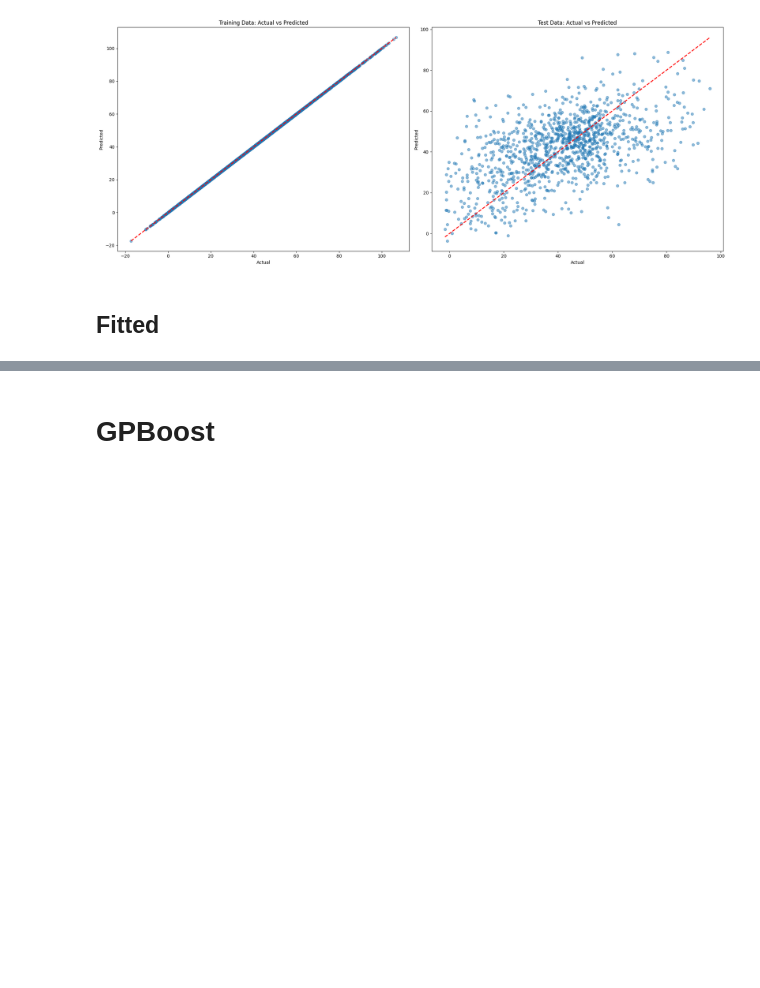
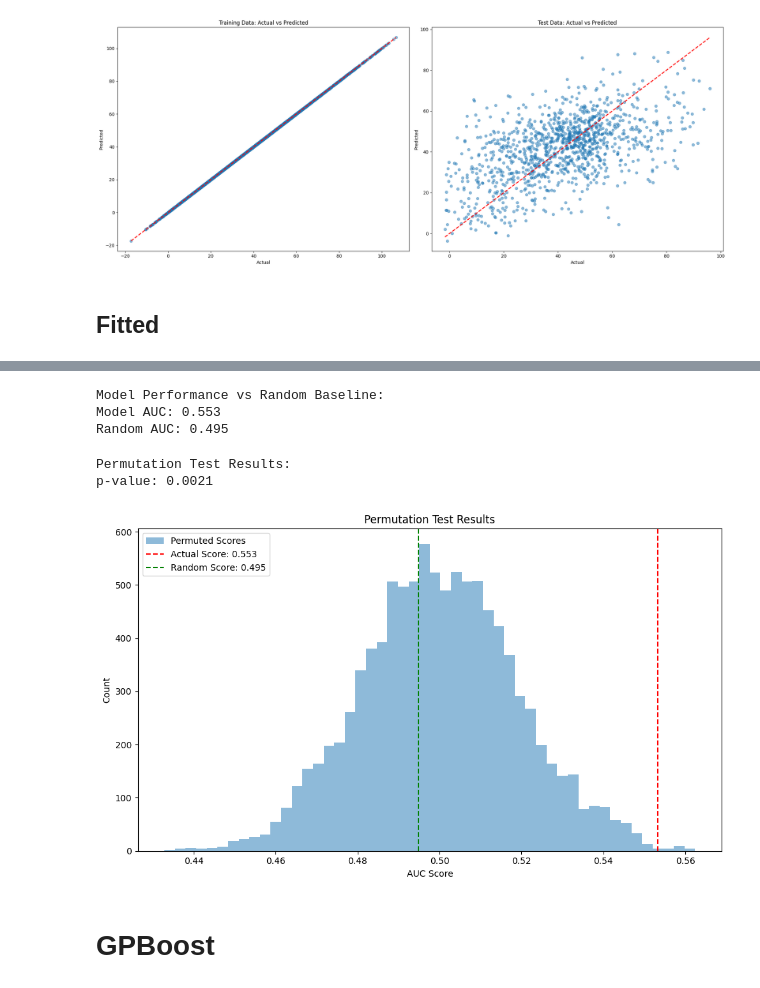
Before and after one commit to danieljwilson/3_3_experience_sampling, a Jupyter notebook: 3_3_3_data_analysis/02_analysis/Models/06_xgboost.ipynb, the cells around one changed output, grey strips where cells are left out. Drawn from its saved outputs; the diff is of its cells as text; code cells hidden in the pictures; blank space fills up the shorter version.

```diff
--- a/3_3_3_data_analysis/02_analysis/Models/06_xgboost.ipynb
+++ b/3_3_3_data_analysis/02_analysis/Models/06_xgboost.ipynb
@@ -16,6 +16,7 @@ from typing import Optional, List, Union # type tips
 # %%
 # df is the non-normalized passive data with features and target
 df = pd.read_csv('../../../3_3_2_processed_data/modeling/passive_data/df_passive_fe.csv')
+df_all = pd.read_csv('../../../3_3_2_processed_data/modeling/all_data/all_features.csv')
 
 # mlm_gap_df is the results of the MLM on the gap data
 mlm_gap_df = pd.read_csv('../../../3_3_2_processed_data/modeling/passive_data/mlm_gap_results_df.csv')
@@ -553,0 +1113,12 @@ Test MAE: 11.557
+# %%
+# Create binary target based on subject's median
+train_data_clean['target_above_median'] = (train_data_clean['t_current'] >
+                                          train_data_clean['agg_t_current_median']).astype(int)
+test_data_clean['target_above_median'] = (test_data_clean['t_current'] >
+                                         test_data_clean['agg_t_current_median']).astype(int)
+
+# Update target variables
+X_train = train_data_clean[features]
+y_train = train_data_clean['target_above_median']
+X_test = test_data_clean[features]
+y_test = test_data_clean['target_above_median']
@@ -554,3 +1514,68 @@ Test MAE: 11.557
+# %%
+## SIGNIFICANCE TESTING
+
+from scipy import stats
+from sklearn.metrics import balanced_accuracy_score
+from sklearn.dummy import DummyClassifier
+from statsmodels.stats.contingency_tables import mcnemar
+
+# 1. Compare against stratified random classifier
+dummy = DummyClassifier(strategy='stratified', random_state=42)
+dummy.fit(X_train, y_train)
+dummy_pred = dummy.predict(X_test)
+dummy_auc = roc_auc_score(y_test, dummy.predict_proba(X_test)[:, 1])
+
+print("\nModel Performance vs Random Baseline:")
+print(f"Model AUC: {test_auc:.3f}")
+print(f"Random AUC: {dummy_auc:.3f}")
+
+# 2. Permutation test
+n_permutations = 10000
+permutation_scores = []
+
+for _ in tqdm(range(n_permutations), desc="Running permutation test"):
+    # Shuffle the labels
+    y_shuffled = y_test.sample(frac=1, random_state=np.random.randint(0, 10000)).reset_index(drop=True)
+    # Calculate AUC with shuffled labels
+    perm_auc = roc_auc_score(y_shuffled, y_pred_test_proba)
+    permutation_scores.append(perm_auc)
+
+# Calculate p-value
+p_value = np.mean(np.array(permutation_scores) >= test_auc)
+print(f"\nPermutation Test Results:")
+print(f"p-value: {p_value:.4f}")
+
+# # 3. McNemar's test for comparing predictions against majority class
+# majority_pred = np.ones(len(y_test)) * stats.mode(y_train)[0]
+
+# table = mcnemar(
+#     y_test == y_test.mode()[0],  # Majority class predictions
+#     y_test == y_pred_test,       # Model predictions
+#     exact=True,
+#     correction=True
+# )
+# print("\nMcNemar's Test Results:")
+# print(f"Statistic: {table.statistic:.4f}")
+# print(f"p-value: {table.pvalue:.4f}")
+
+# Visualize permutation test results
+plt.figure(figsize=(10, 6))
+plt.hist(permutation_scores, bins=50, alpha=0.5, label='Permuted Scores')
+plt.axvline(test_auc, color='r', linestyle='--', label=f'Actual Score: {test_auc:.3f}')
+plt.axvline(dummy_auc, color='g', linestyle='--', label=f'Random Score: {dummy_auc:.3f}')
+plt.xlabel('AUC Score')
+plt.ylabel('Count')
+plt.title('Permutation Test Results')
+plt.legend()
+plt.tight_layout()
+plt.show()
+# %% [output]
+Model Performance vs Random Baseline:
+Model AUC: 0.553
+Random AUC: 0.495
+Permutation Test Results:
+p-value: 0.0021
+[figure, added]
 # %% [markdown]
 # GPBoost
 # %% [markdown]
```
Also changed, not shown: parts of 33 cells of this notebook, 2 other files.
